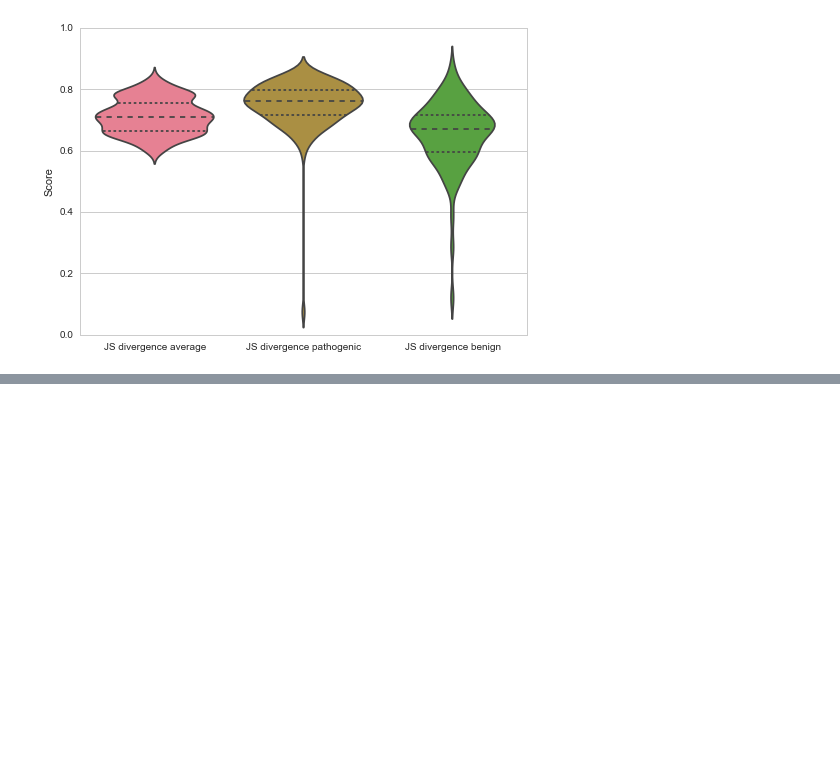
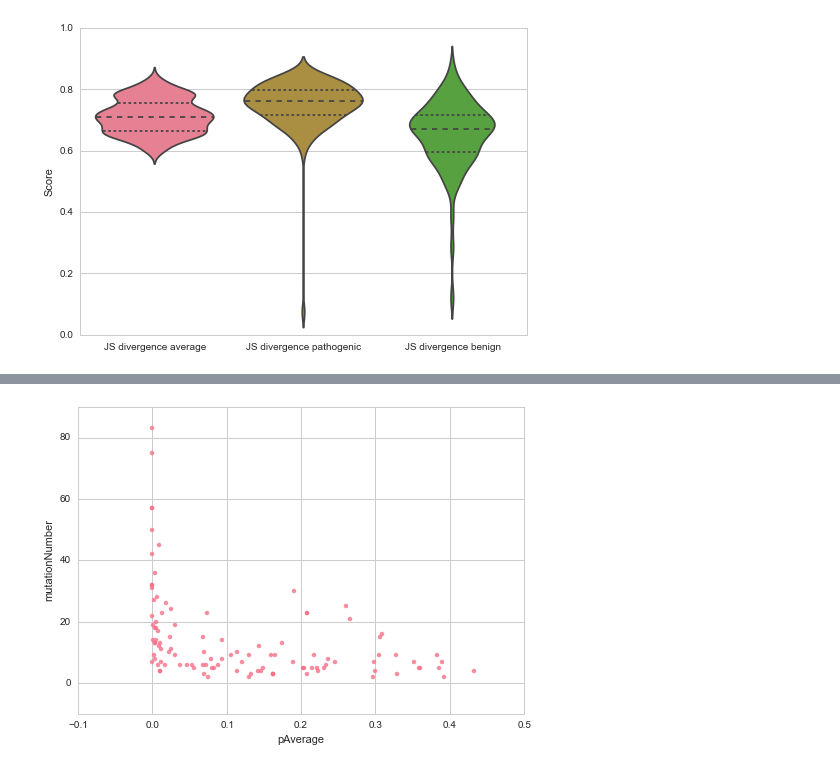
Before and after one commit to materechm/plabData, a Jupyter notebook: yeast_replaceable_genes/TestViolinPlot.ipynb, the cells around one changed output, grey strips where cells are left out. Cells and saved outputs as stored; diff of their text form; code cells hidden in the pictures; blank space fills up the shorter version.

```diff
--- a/yeast_replaceable_genes/TestViolinPlot.ipynb
+++ b/yeast_replaceable_genes/TestViolinPlot.ipynb
@@ -65,0 +67,4 @@ g3 = seaborn.stripplot(x="TypeSOP", y="ScoreSOP", data=data, jitter=True)
+# %%
+g3 = seaborn.regplot(x="pAverage", y="mutationNumber", data=data, fit_reg=False)
+# %% [output]
+[figure, added]
```
Also changed, not shown: parts of 15 cells of this notebook, 19 other files.
